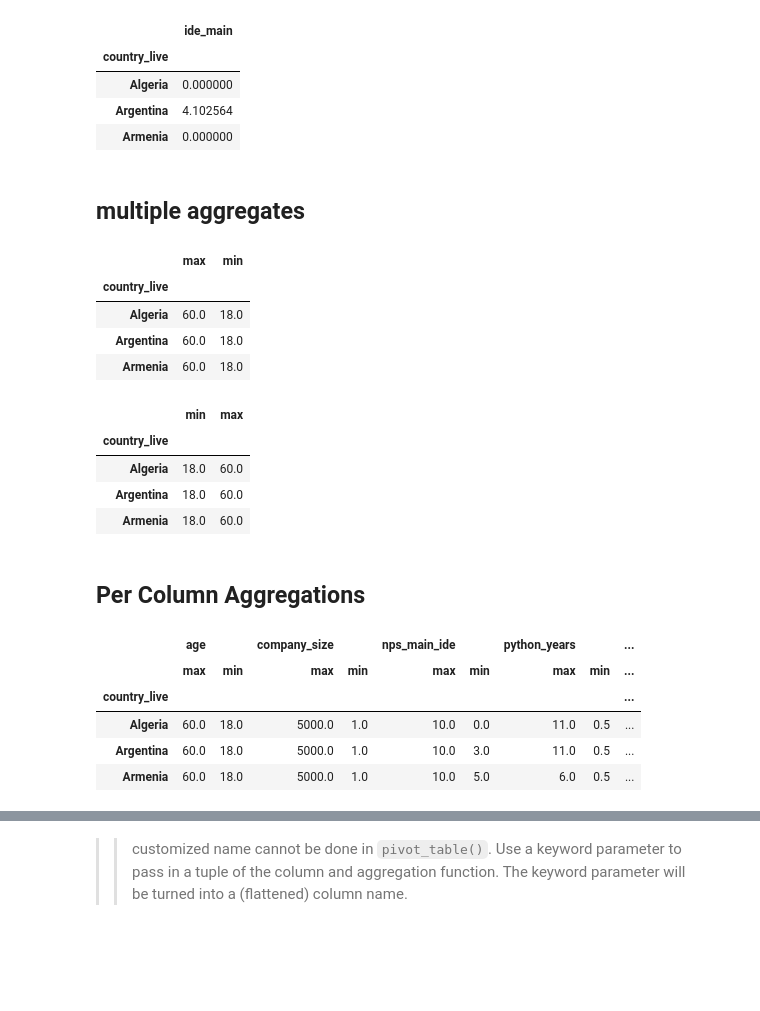
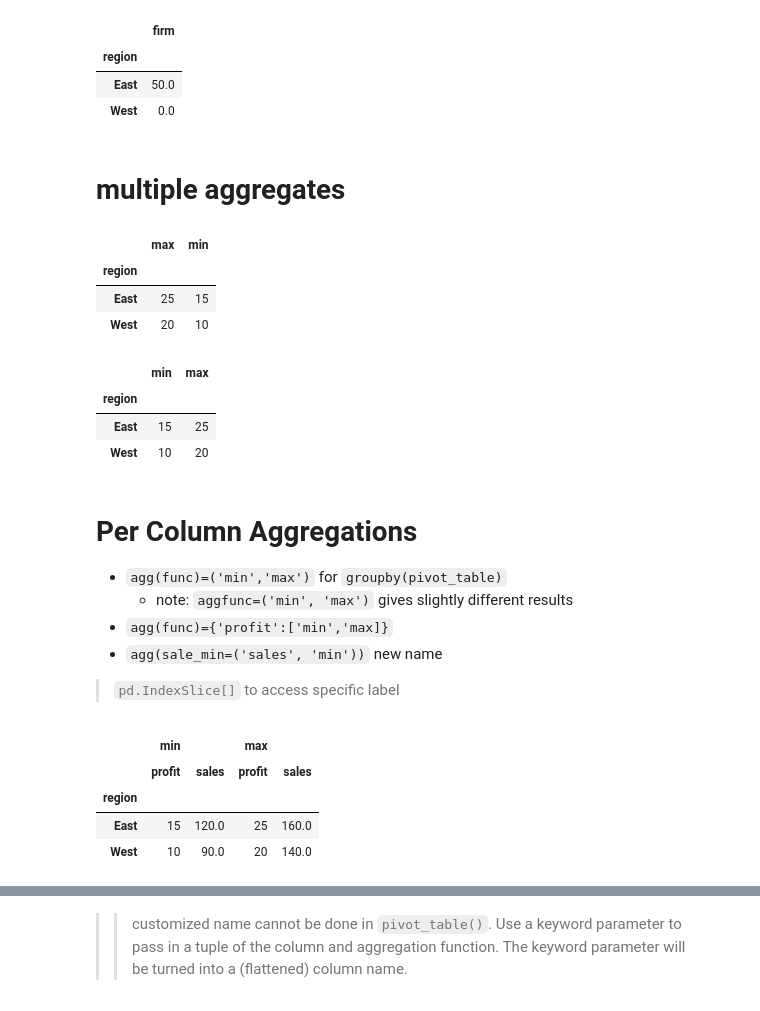
Before and after one commit to jeremyxtmeng/learning-pandas-plotting, a Jupyter notebook: learning_9_summary_group_pivot.ipynb, the cells around one changed output, grey strips where cells are left out. Saved outputs shown, nothing was run; the diff lists cells and outputs as text; code cells hidden in the pictures; blank space fills up the shorter version.

```diff
--- a/learning_9_summary_group_pivot.ipynb
+++ b/learning_9_summary_group_pivot.ipynb
@@ -85,38 +168,41 @@ jb2.pivot_table(index='country_live', values='ide_main', aggfunc=per_emacs).head
 # %%
-jb2.groupby('country_live')[['ide_main']].agg(per_emacs).head(3)
+df0.groupby('region')[['firm']].agg(per_emacs)
 # %% [output]
-|  | ide_main |
-| country_live |  |
-| Algeria | 0.000000 |
-| Argentina | 4.102564 |
-| Armenia | 0.000000 |
+|  | firm |
+| region |  |
+| East | 50.0 |
+| West | 0.0 |
 # %% [markdown]
-## multiple aggregates
+# multiple aggregates
 # %%
-jb2.pivot_table(index='country_live', values='age', aggfunc=('min', 'max')).head(3)
+df0.pivot_table(index='region', values='profit', aggfunc=('min', 'max')).head(3)
 # %% [output]
 |  | max | min |
-| country_live |  |  |
-| Algeria | 60.0 | 18.0 |
-| Argentina | 60.0 | 18.0 |
-| Armenia | 60.0 | 18.0 |
+| region |  |  |
+| East | 25 | 15 |
+| West | 20 | 10 |
 # %%
-jb2.groupby(['country_live']).age.agg(['min','max']).head(3)
+df0.groupby(['region']).profit.agg(['min','max']).head(3)
 # %% [output]
 |  | min | max |
-| country_live |  |  |
-| Algeria | 18.0 | 60.0 |
-| Argentina | 18.0 | 60.0 |
-| Armenia | 18.0 | 60.0 |
+| region |  |  |
+| East | 15 | 25 |
+| West | 10 | 20 |
 # %% [markdown]
-## Per Column Aggregations
+# Per Column Aggregations
+
+- `agg(func)=('min','max')` for `groupby(pivot_table)`
+    - note: `aggfunc=('min', 'max')` gives slightly different results
+- `agg(func)={'profit':['min','max]}`
+- `agg(sale_min=('sales', 'min'))` new name
+
+> `pd.IndexSlice[]` to access specific label
 # %%
-col_list=['age', 'company_size','nps_main_ide', 'python_years', 'years_of_coding']
-jb2.pivot_table(index='country_live', values=col_list,aggfunc=('min', 'max')).head(3)
+col_list=['profit', 'sales']
+df0.pivot_table(index='region', values=col_list,aggfunc=('min', 'max'))
 # %% [output]
-|  | age |  | company_size |  | nps_main_ide |  | python_years |  | ... |
-|  | max | min | max | min | max | min | max | min | ... |
-| country_live |  |  |  |  |  |  |  |  | ... |
-| Algeria | 60.0 | 18.0 | 5000.0 | 1.0 | 10.0 | 0.0 | 11.0 | 0.5 | ... |
-| Argentina | 60.0 | 18.0 | 5000.0 | 1.0 | 10.0 | 3.0 | 11.0 | 0.5 | ... |
-| Armenia | 60.0 | 18.0 | 5000.0 | 1.0 | 10.0 | 5.0 | 6.0 | 0.5 | ... |
+|  | min |  | max |  |
+|  | profit | sales | profit | sales |
+| region |  |  |  |  |
+| East | 15 | 120.0 | 25 | 160.0 |
+| West | 10 | 90.0 | 20 | 140.0 |
```
Also changed, not shown: parts of 52 cells of this notebook, 3 other files.
